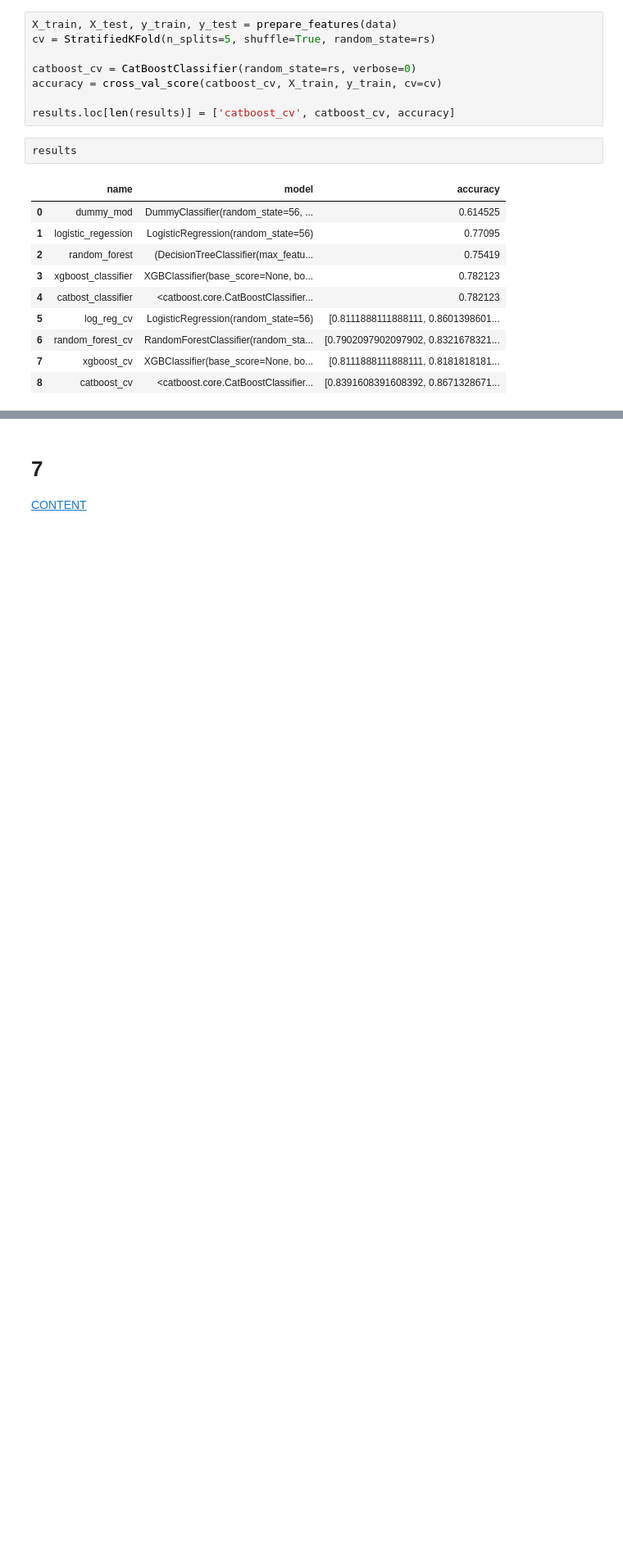
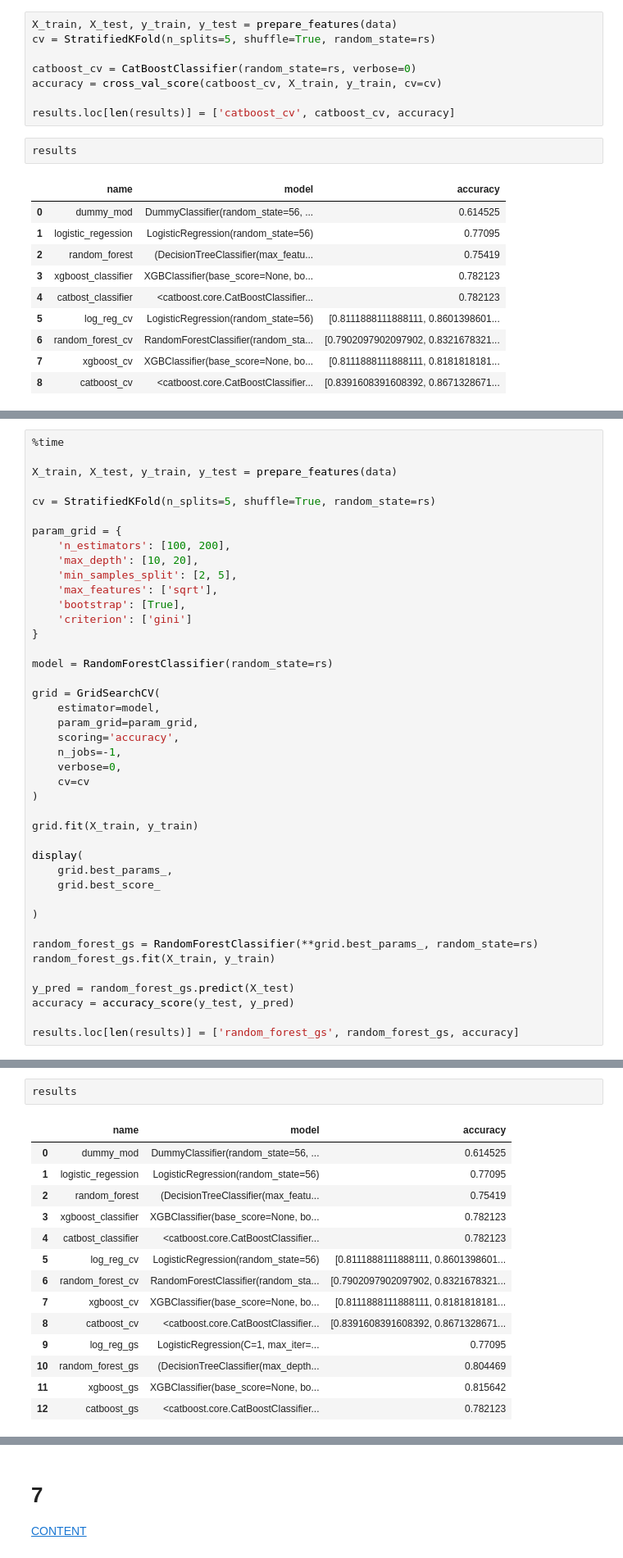
Before and after one commit to RuslGL/kaggle_practice, a Jupyter notebook: titanic/classic_ml.ipynb, the cells around one changed output, grey strips where cells are left out. Shown at 82% size. Drawn from its saved outputs; the diff is of its cells as text; blank space fills up the shorter version.

Commit message:
titanic predictions obtained

```diff
--- a/titanic/classic_ml.ipynb
+++ b/titanic/classic_ml.ipynb
@@ -788,0 +848,42 @@ results
+# %%
+%time
+
+X_train, X_test, y_train, y_test = prepare_features(data)
+
+cv = StratifiedKFold(n_splits=5, shuffle=True, random_state=rs)
+
+param_grid = {
+    'n_estimators': [100, 200],
+    'max_depth': [10, 20],
+    'min_samples_split': [2, 5],
+    'max_features': ['sqrt'],
+    'bootstrap': [True],
+    'criterion': ['gini']
+}
+
+model = RandomForestClassifier(random_state=rs)
+
+grid = GridSearchCV(
+    estimator=model,
+    param_grid=param_grid,
+    scoring='accuracy',
+    n_jobs=-1,
+    verbose=0,
+    cv=cv
+)
+
+grid.fit(X_train, y_train)
+
+display(
+    grid.best_params_,
+    grid.best_score_
+
+)
+
+random_forest_gs = RandomForestClassifier(**grid.best_params_, random_state=rs)
+random_forest_gs.fit(X_train, y_train)
+
+y_pred = random_forest_gs.predict(X_test)
+accuracy = accuracy_score(y_test, y_pred)
+
+results.loc[len(results)] = ['random_forest_gs', random_forest_gs, accuracy]
@@ -788,0 +1028,17 @@ results
+# %%
+results
+# %% [output]
+|  | name | model | accuracy |
+| 0 | dummy_mod | DummyClassifier(random_state=56, ... | 0.614525 |
+| 1 | logistic_regession | LogisticRegression(random_state=56) | 0.77095 |
+| 2 | random_forest | (DecisionTreeClassifier(max_featu... | 0.75419 |
+| 3 | xgboost_classifier | XGBClassifier(base_score=None, bo... | 0.782123 |
+| 4 | catbost_classifier | <catboost.core.CatBoostClassifier... | 0.782123 |
+| 5 | log_reg_cv | LogisticRegression(random_state=56) | [0.8111888111888111, 0.8601398601... |
+| 6 | random_forest_cv | RandomForestClassifier(random_sta... | [0.7902097902097902, 0.8321678321... |
+| 7 | xgboost_cv | XGBClassifier(base_score=None, bo... | [0.8111888111888111, 0.8181818181... |
+| 8 | catboost_cv | <catboost.core.CatBoostClassifier... | [0.8391608391608392, 0.8671328671... |
+| 9 | log_reg_gs | LogisticRegression(C=1, max_iter=... | 0.77095 |
+| 10 | random_forest_gs | (DecisionTreeClassifier(max_depth... | 0.804469 |
+| 11 | xgboost_gs | XGBClassifier(base_score=None, bo... | 0.815642 |
+| 12 | catboost_gs | <catboost.core.CatBoostClassifier... | 0.782123 |
```
Also changed, not shown: parts of 34 cells of this notebook.
